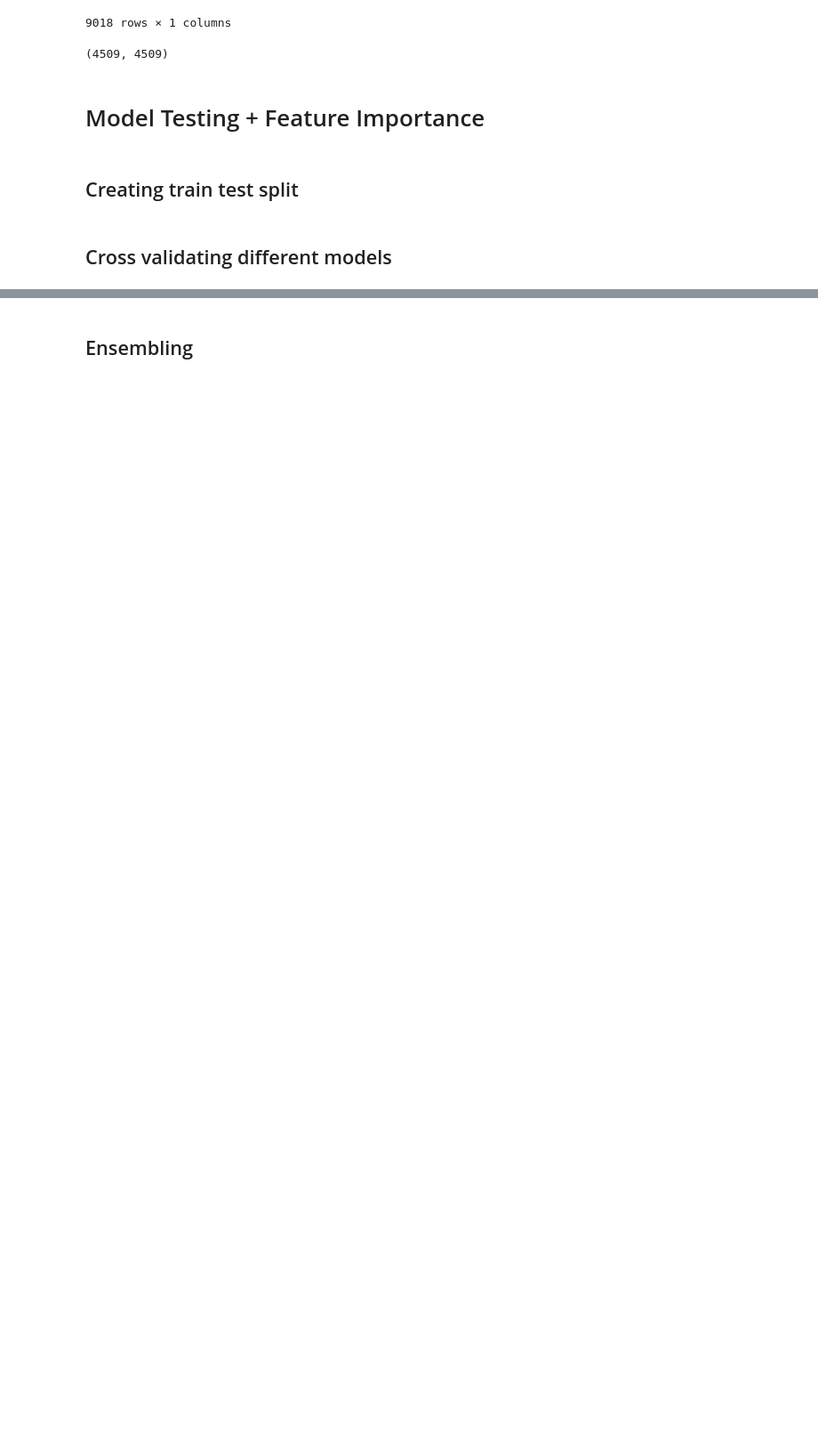
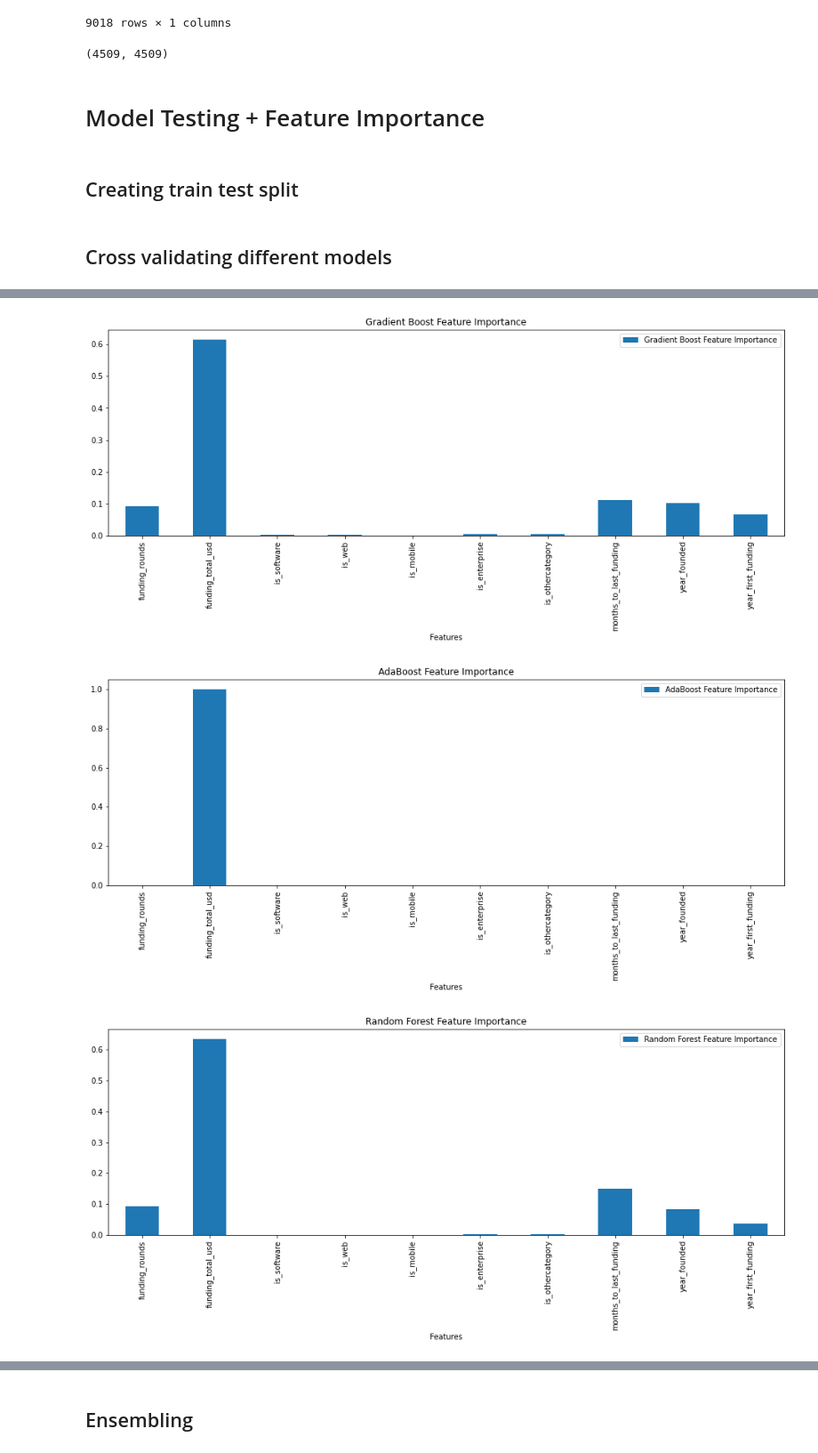
Before and after one commit to Kanupriya-12/SC5010-Data-Science-Project, a Jupyter notebook: Oversampling_and_Models.ipynb, the cells around one changed output, grey strips where cells are left out. Shown at 89% size. Drawn from its saved outputs; the diff is of its cells as text; code cells hidden in the pictures; blank space fills up the shorter version.

Commit message:
Added models, feat importance, ensembling

```diff
--- a/Oversampling_and_Models.ipynb
+++ b/Oversampling_and_Models.ipynb
@@ -357,0 +488,10 @@ from sklearn.ensemble import StackingClassifier
+# %%
+rf_check = RandomForestClassifier(random_state=42)
+rf_param_dist = {"max_depth": [x for x in range(4)],
+                  "max_features": [x for x in range(7)],
+                  "min_samples_split": [2, 3, 5 , 10],
+                  "min_samples_leaf": [x for x in range(10)],
+                  "n_estimators": [1, 2, 3, 10, 50]}
+
+RS_rf = RandomizedSearchCV(rf_check, param_distributions = rf_param_dist, cv = kfold, scoring = "accuracy", n_jobs = -1, verbose = 1)
+RS_rf.fit(X_train, y_train.values.ravel())
@@ -357,0 +526,3 @@ from sklearn.ensemble import StackingClassifier
+# %%
+RS_rf_best = RS_rf.best_estimator_
+RS_rf_best
@@ -357,0 +537,10 @@ from sklearn.ensemble import StackingClassifier
+# %%
+feature_col = X_train.columns.values
+
+features_df = pd.DataFrame({"Features": feature_col,
+                            "Gradient Boost Feature Importance": RS_GB_best.feature_importances_,
+                             "AdaBoost Feature Importance": RS_ada_best.feature_importances_,
+                            "Random Forest Feature Importance": RS_rf_best.feature_importances_})
+# %%
+features_df.set_index("Features", inplace=True)
+features_df
@@ -357,0 +560,12 @@ from sklearn.ensemble import StackingClassifier
+# %%
+for x in features_df.columns:
+    if x == "Features":
+        continue
+    else:
+
+        features_df[[x]].plot(figsize = (16,5), kind = "bar").set_title(x)
+        plt.show()
+# %% [output]
+[figure, added]
+[figure, added]
+[figure, added]
```
Also changed, not shown: parts of 44 cells of this notebook, 1 other file.
